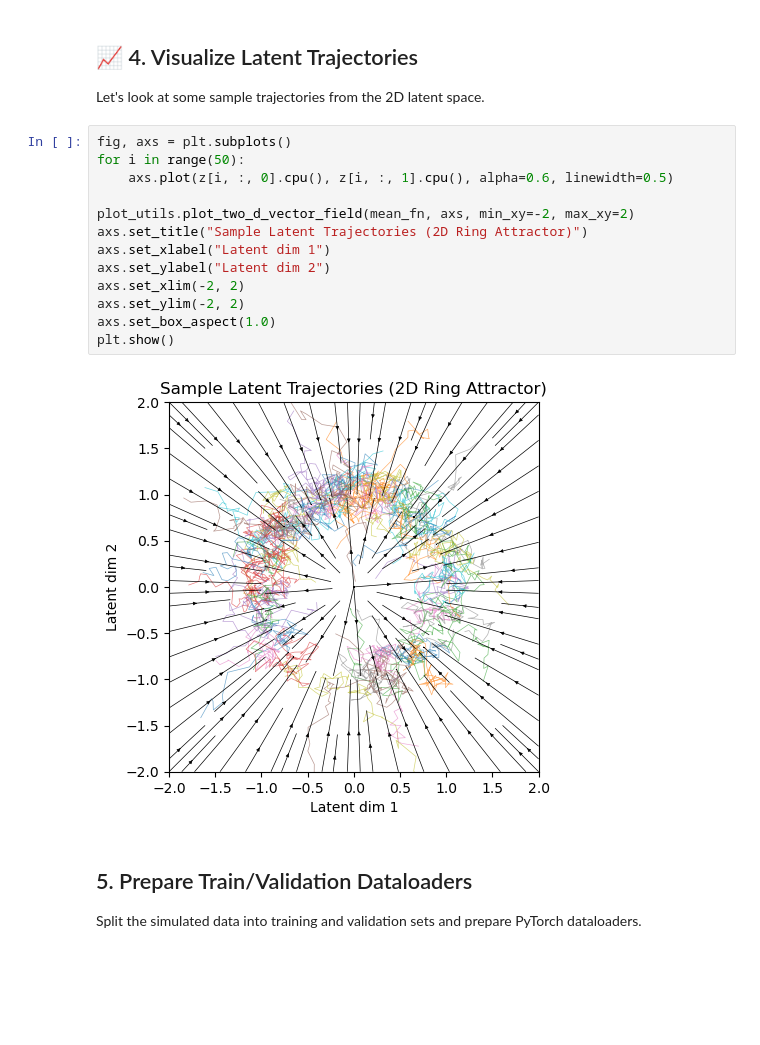
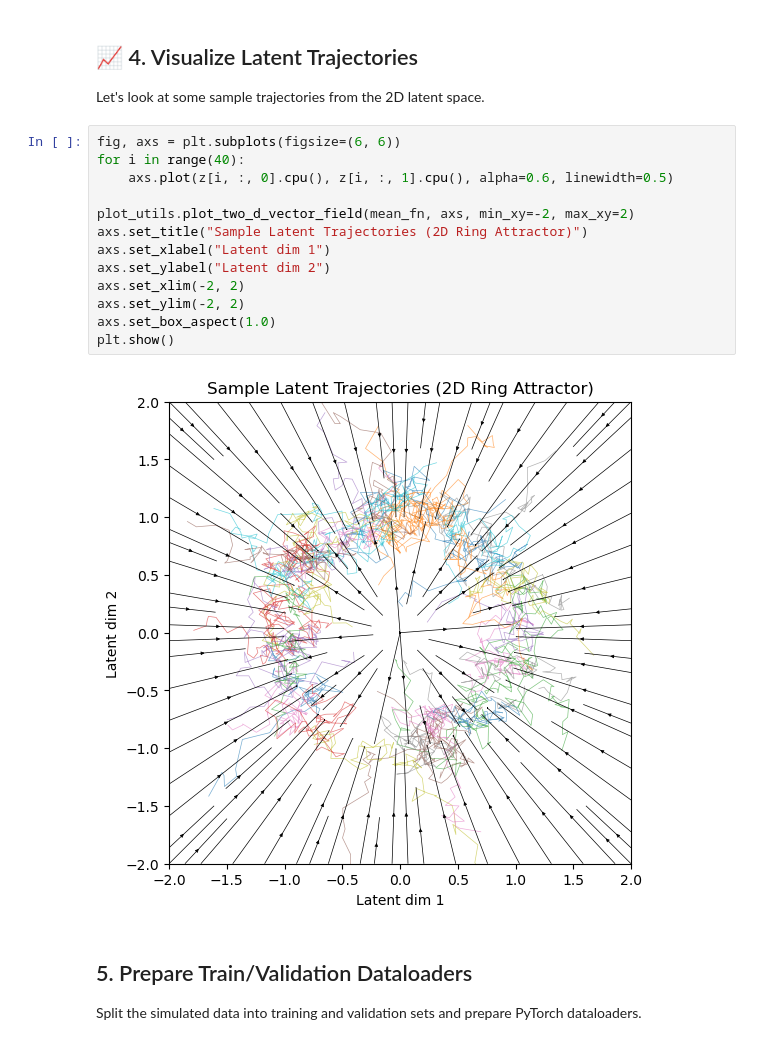
Before and after one commit to catniplab/xfads, a Jupyter notebook: examples/ring_attractor/demo.ipynb, the cells around one changed output. Cells and saved outputs as stored; diff of their text form; blank space fills up the shorter version.

```diff
--- a/examples/ring_attractor/demo.ipynb
+++ b/examples/ring_attractor/demo.ipynb
@@ -56,20 +56,20 @@ y = y.detach()
 
 Let's look at some sample trajectories from the 2D latent space.
 # %%
-fig, axs = plt.subplots()
-for i in range(50):
+fig, axs = plt.subplots(figsize=(6, 6))
+for i in range(40):
     axs.plot(z[i, :, 0].cpu(), z[i, :, 1].cpu(), alpha=0.6, linewidth=0.5)
 
 plot_utils.plot_two_d_vector_field(mean_fn, axs, min_xy=-2, max_xy=2)
 axs.set_title("Sample Latent Trajectories (2D Ring Attractor)")
 axs.set_xlabel("Latent dim 1")
 axs.set_ylabel("Latent dim 2")
 axs.set_xlim(-2, 2)
 axs.set_ylim(-2, 2)
 axs.set_box_aspect(1.0)
 plt.show()
 # %% [output]
-[figure, old version]
+[figure, new version]
 # %% [markdown]
 ##  5. Prepare Train/Validation Dataloaders
 
```
Also changed, not shown: parts of 5 cells of this notebook.
